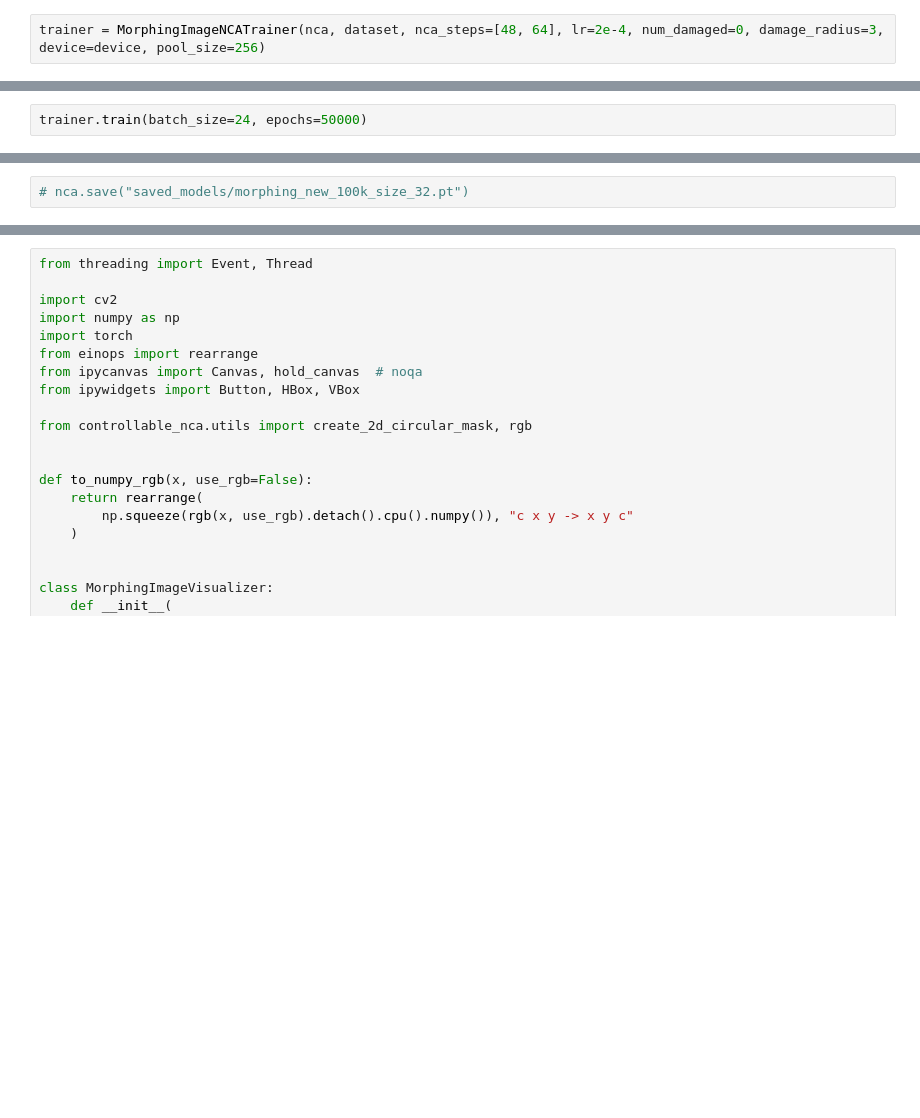
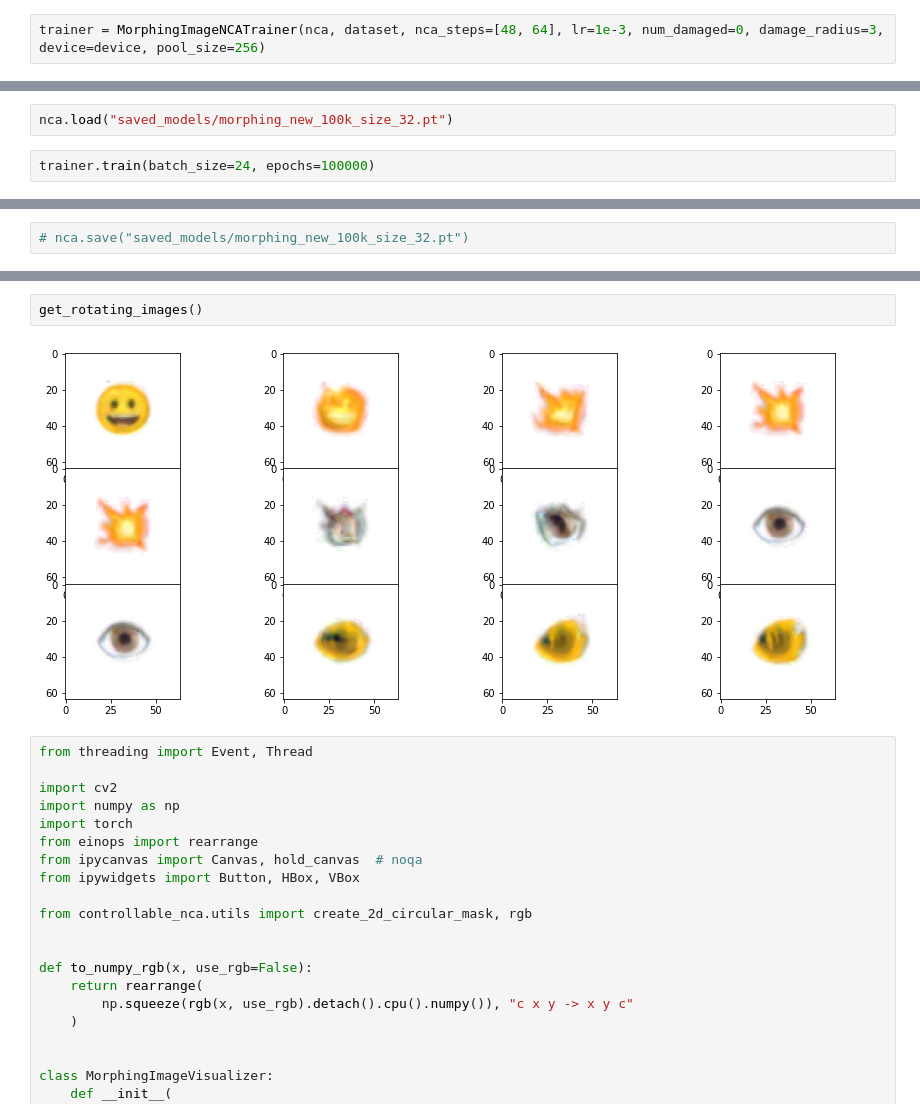
Before and after one commit to shyamsn97/controllable-ncas, a Jupyter notebook: examples/MorphingEmoji.ipynb, the cells around one changed output, grey strips where cells are left out. Saved outputs shown, nothing was run; the diff lists cells and outputs as text; blank space fills up the shorter version.

Commit message:
refactored + added new model

```diff
--- a/examples/MorphingEmoji.ipynb
+++ b/examples/MorphingEmoji.ipynb
@@ -129,5 +129,5 @@ device = torch.device('cuda')
 nca = nca.to(device)
 dataset.to(device)
 # %%
-trainer = MorphingImageNCATrainer(nca, dataset, nca_steps=[48, 64], lr=2e-4, num_damaged=0, damage_radius=3, device=device, pool_size=256)
+trainer = MorphingImageNCATrainer(nca, dataset, nca_steps=[48, 64], lr=1e-3, num_damaged=0, damage_radius=3, device=device, pool_size=256)
 # %% [output]
@@ -152,6 +152,8 @@ ControllableNCA(
     )
   )
 )
+# %%
+nca.load("saved_models/morphing_new_100k_size_32.pt")
 # %%
-trainer.train(batch_size=24, epochs=50000)
+trainer.train(batch_size=24, epochs=100000)
 # %% [output]
@@ -166,3 +257,7 @@ from controllable_nca.experiments.morphing_image.visualizer import MorphingImage
+# %%
+get_rotating_images()
+# %% [output]
+[figure, added]
 # %%
 from threading import Event, Thread
 
```
Also changed, not shown: parts of 7 cells of this notebook, 4 other files.
